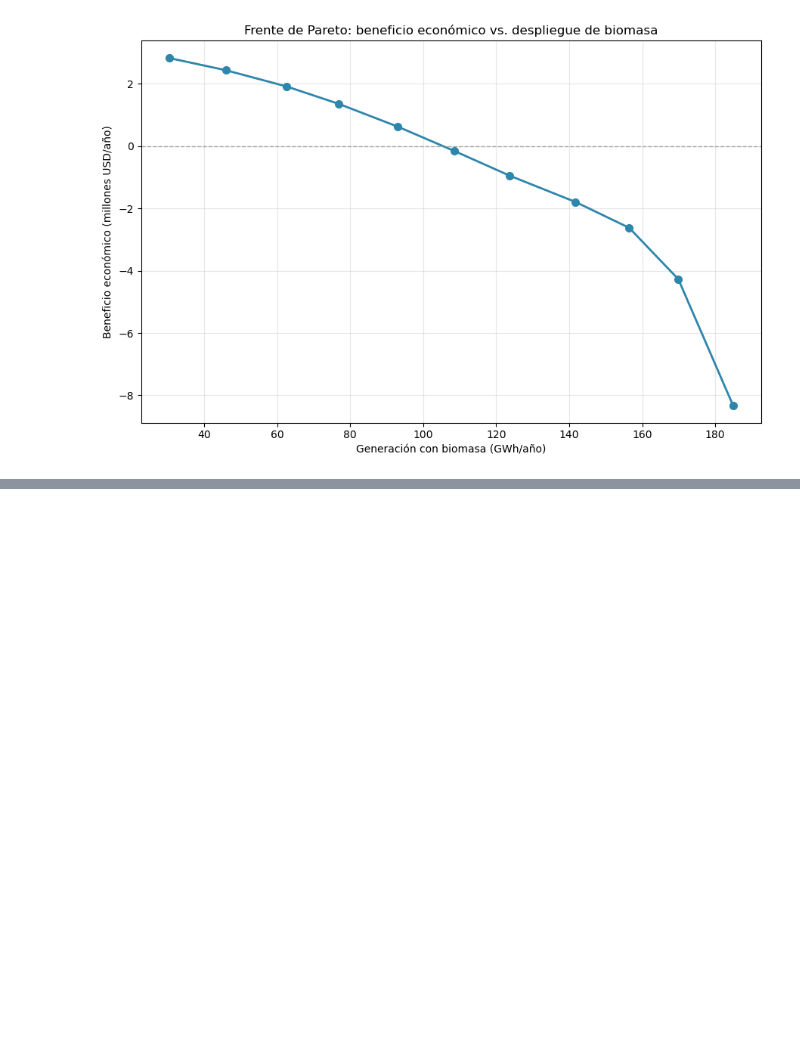
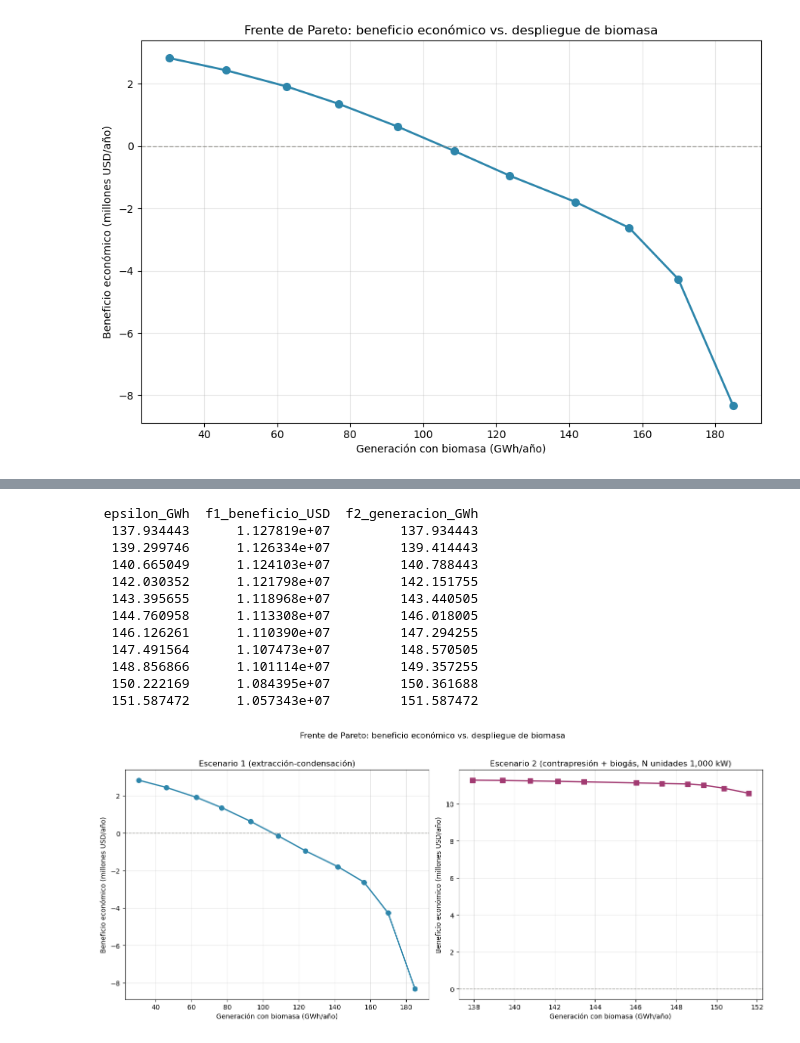
Before and after one commit to juncal0/valorizacion-biomasa-palma, a Jupyter notebook: 01_limpieza_datos_capex_emisiones_social_1.ipynb, the cells around one changed output, grey strips where cells are left out. Drawn from its saved outputs; the diff is of its cells as text; code cells hidden in the pictures; blank space fills up the shorter version.

Commit message:
Fase 2 Escenario 2: frente de Pareto con generador de biogás modular (N unidades 1000 kW), CAPEX fijo separado, hallazgo de ausencia de breakeven

```diff
--- a/01_limpieza_datos_capex_emisiones_social_1.ipynb
+++ b/01_limpieza_datos_capex_emisiones_social_1.ipynb
@@ -3332,0 +3475,58 @@ plt.show()
+# %%
+# ==========================================================
+# Sección 17 - Fase 2, Escenario 2: ε-constraint (q=10) y gráfico en
+# paneles separados (escalas distintas entre Esc.1 y Esc.2)
+# ==========================================================
+q = 10
+frente_pareto_e2 = []
+for n in range(q + 1):
+    epsilon = f2_en_f1max_e2 + n * (f2_max_e2 - f2_en_f1max_e2) / q
+    m_eps = construir_modelo_f2_esc2(objetivo='economico', restriccion_f2=epsilon)
+    res = solver.solve(m_eps, tee=False)
+    if res.solver.termination_condition == pyo.TerminationCondition.optimal:
+        frente_pareto_e2.append({
+            'epsilon_GWh': epsilon / 1e6,
+            'f1_beneficio_USD': pyo.value(m_eps.f1_economico),
+            'f2_generacion_GWh': pyo.value(m_eps.f2_generacion) / 1e6,
+        })
+
+df_pareto_e2 = pd.DataFrame(frente_pareto_e2)
+print(df_pareto_e2.to_string(index=False))
+df_pareto_e2.to_csv('frente_pareto_economico_generacion_esc2.csv', index=False)
+
+fig, (ax1, ax2) = plt.subplots(1, 2, figsize=(14, 6), sharex=False)
+
+ax1.plot(df_pareto['f2_generacion_GWh'], df_pareto['f1_beneficio_USD']/1e6,
+          'o-', color='#2E86AB', linewidth=2, markersize=7)
+ax1.axhline(0, color='#888780', linestyle='--', linewidth=1, alpha=0.7)
+ax1.set_xlabel('Generación con biomasa (GWh/año)')
+ax1.set_ylabel('Beneficio económico (millones USD/año)')
+ax1.set_title('Escenario 1 (extracción-condensación)')
+ax1.grid(alpha=0.3)
+
+ax2.plot(df_pareto_e2['f2_generacion_GWh'], df_pareto_e2['f1_beneficio_USD']/1e6,
+          's-', color='#A23B72', linewidth=2, markersize=7)
+ax2.axhline(0, color='#888780', linestyle='--', linewidth=1, alpha=0.7)
+ax2.set_xlabel('Generación con biomasa (GWh/año)')
+ax2.set_ylabel('Beneficio económico (millones USD/año)')
+ax2.set_title('Escenario 2 (contrapresión + biogás, N unidades 1,000 kW)')
+ax2.grid(alpha=0.3)
+
+fig.suptitle('Frente de Pareto: beneficio económico vs. despliegue de biomasa', y=1.02)
+plt.tight_layout()
+plt.savefig('frente_pareto_comparacion_esc1_esc2_paneles.png', dpi=150, bbox_inches='tight')
+plt.show()
+# %% [output]
+ epsilon_GWh  f1_beneficio_USD  f2_generacion_GWh
+  137.934443      1.127819e+07         137.934443
+  139.299746      1.126334e+07         139.414443
+  140.665049      1.124103e+07         140.788443
+  142.030352      1.121798e+07         142.151755
+  143.395655      1.118968e+07         143.440505
+  144.760958      1.113308e+07         146.018005
+  146.126261      1.110390e+07         147.294255
+  147.491564      1.107473e+07         148.570505
+  148.856866      1.101114e+07         149.357255
+  150.222169      1.084395e+07         150.361688
+  151.587472      1.057343e+07         151.587472
+[figure, added]
```
Also changed, not shown: parts of 6 cells of this notebook, 5 other files.
